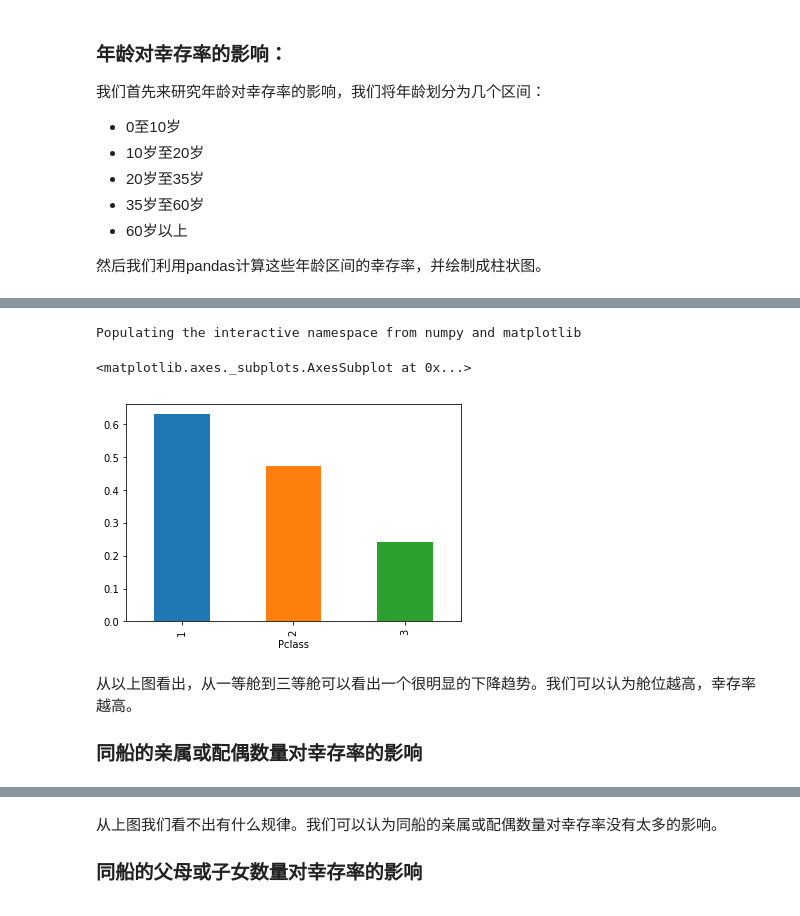
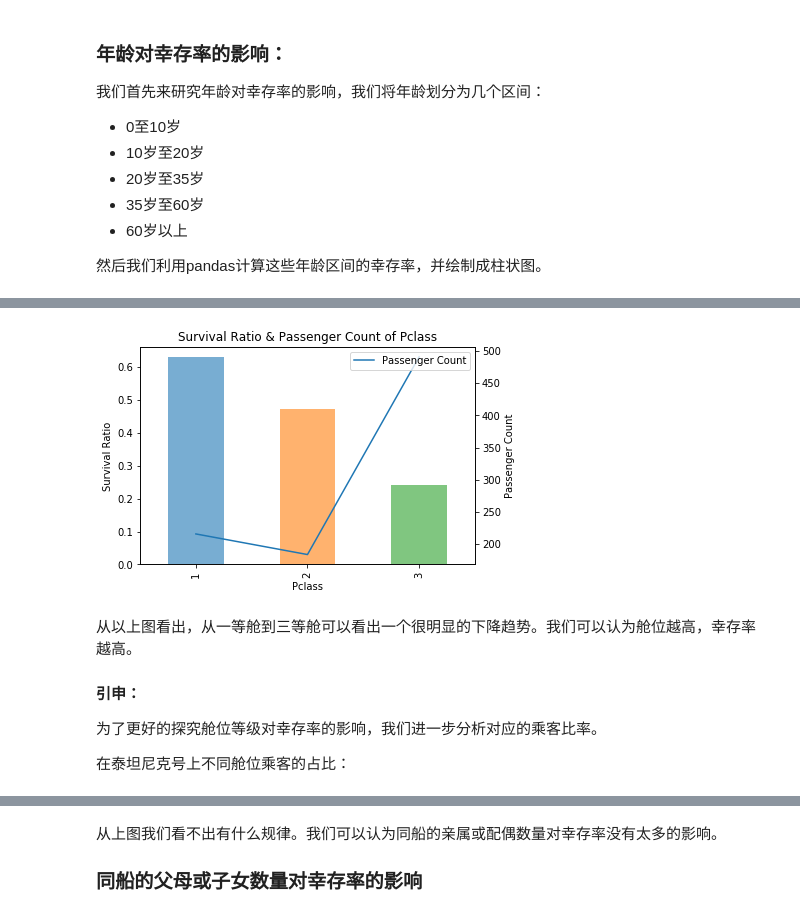
Before and after one commit to LightKool/udacity, a Jupyter notebook: MLS/P04/Investigate Titanic Data.ipynb, the cells around one changed output, grey strips where cells are left out. Cells and saved outputs as stored; diff of their text form; code cells hidden in the pictures.

```diff
--- a/MLS/P04/Investigate Titanic Data.ipynb
+++ b/MLS/P04/Investigate Titanic Data.ipynb
@@ -122,11 +113,13 @@ def survival_ratio_by_pclass(data):
-# %%
-%pylab inline
-survival_ratio_by_pclass(titanic_data).plot(kind='bar')
-# %% [output]
-Populating the interactive namespace from numpy and matplotlib
-<matplotlib.axes._subplots.AxesSubplot at 0x...>
-[figure, removed]
+# %%
+# render the plot of Pclass
+show_survival_ratio_passenger_count_plot(titanic_data, 'Pclass')
+# %% [output]
+[figure, added]
 # %% [markdown]
 从以上图看出，从一等舱到三等舱可以看出一个很明显的下降趋势。我们可以认为舱位越高，幸存率越高。
 
-### 同船的亲属或配偶数量对幸存率的影响
+#### 引申：
+
+为了更好的探究舱位等级对幸存率的影响，我们进一步分析对应的乘客比率。
+
+在泰坦尼克号上不同舱位乘客的占比：
```
Also changed, not shown: parts of 21 cells of this notebook, 1 other file.
